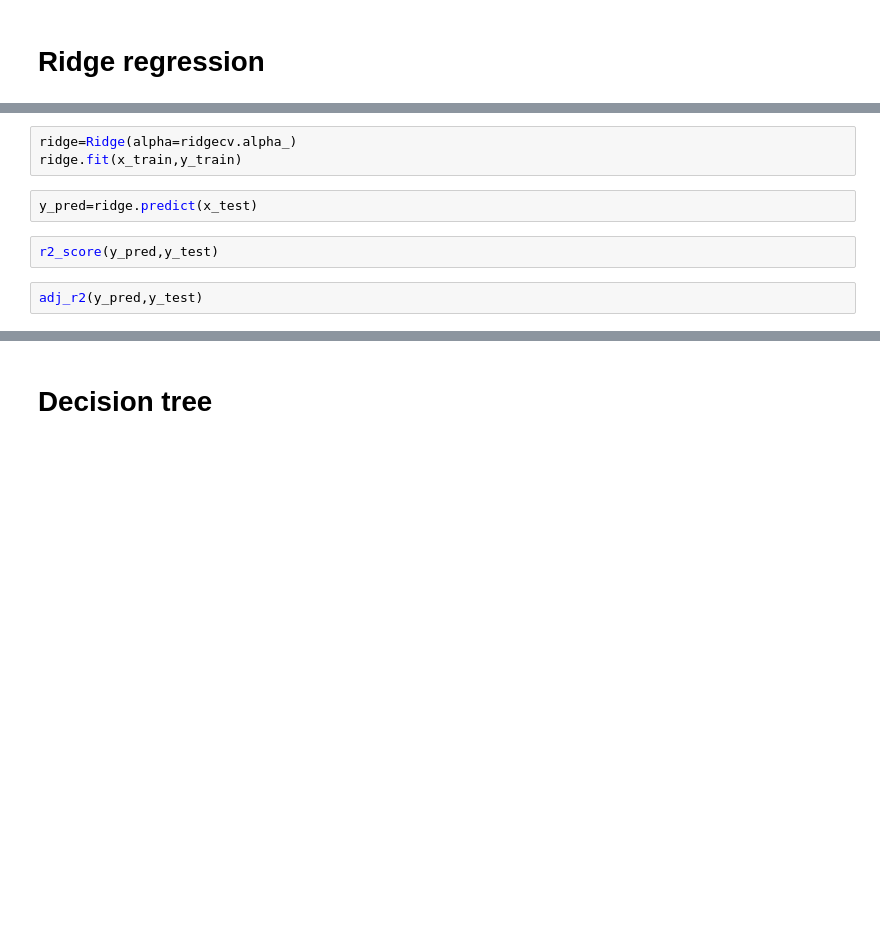
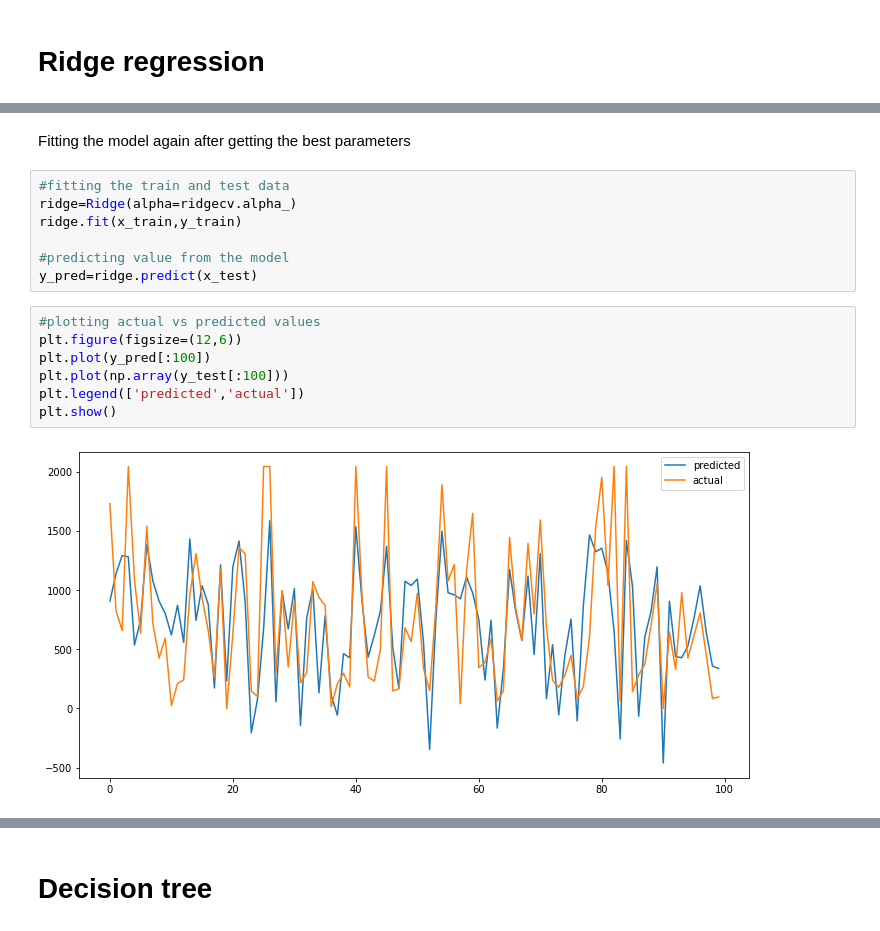
Before and after one commit to charann90/Bike-Sharing-Demand-Prediction, a Jupyter notebook: Bike_Sharing_Demand_prediction.ipynb, the cells around one changed output, grey strips where cells are left out. Saved outputs shown, nothing was run; the diff lists cells and outputs as text; blank space fills up the shorter version.

```diff
--- a/Bike_Sharing_Demand_prediction.ipynb
+++ b/Bike_Sharing_Demand_prediction.ipynb
@@ -612,9 +667,18 @@ ridgecv.alpha_
+# %% [markdown]
+Fitting the model again after getting the best parameters
 # %%
+#fitting the train and test data
 ridge=Ridge(alpha=ridgecv.alpha_)
 ridge.fit(x_train,y_train)
+
+#predicting value from the model
+y_pred=ridge.predict(x_test)
-# %%
-y_pred=ridge.predict(x_test)
-# %%
-r2_score(y_pred,y_test)
-# %%
-adj_r2(y_pred,y_test)
+# %%
+#plotting actual vs predicted values
+plt.figure(figsize=(12,6))
+plt.plot(y_pred[:100])
+plt.plot(np.array(y_test[:100]))
+plt.legend(['predicted','actual'])
+plt.show()
+# %% [output]
+[figure, added]
```
Also changed, not shown: parts of 65 cells of this notebook.
